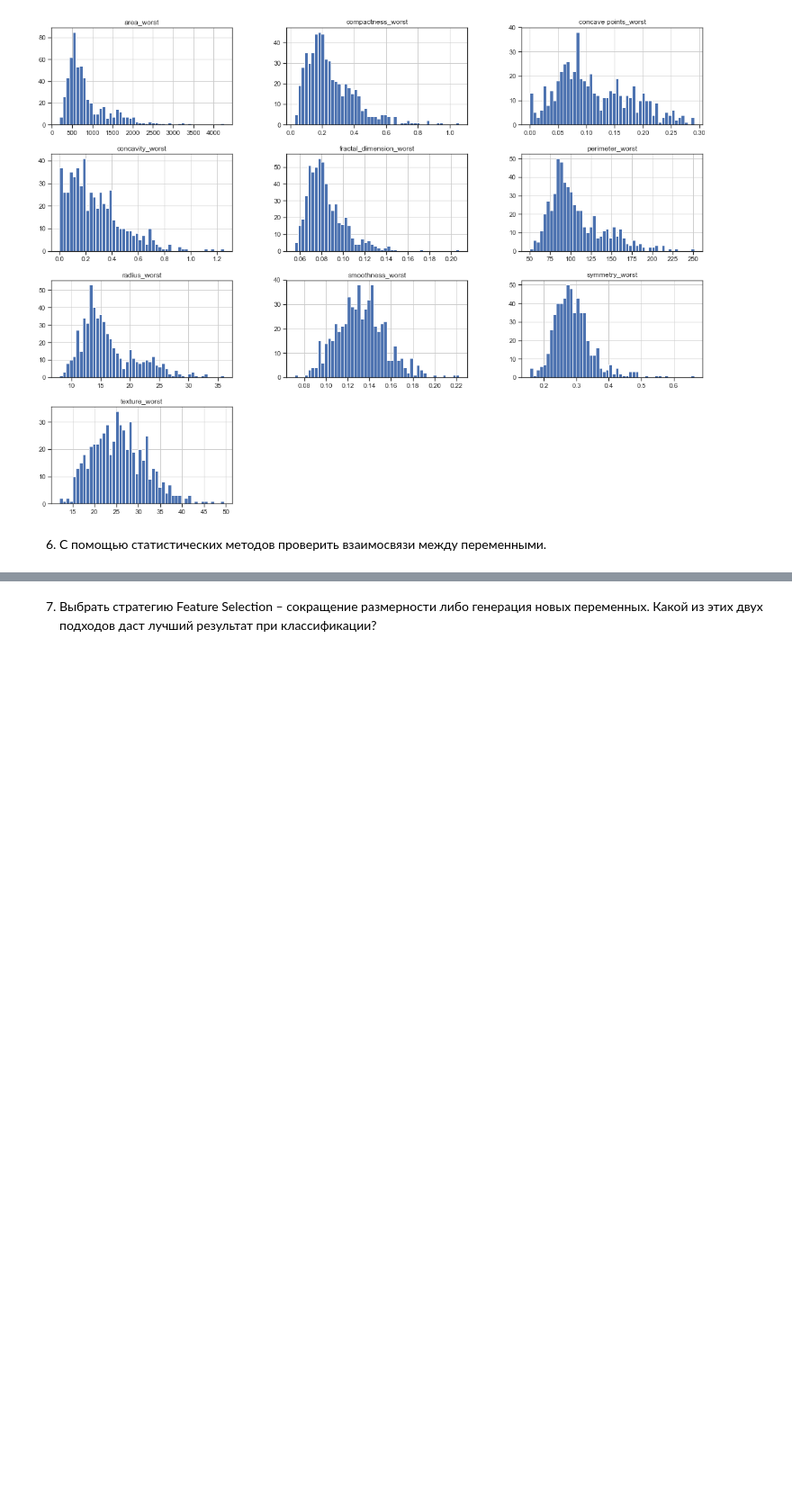
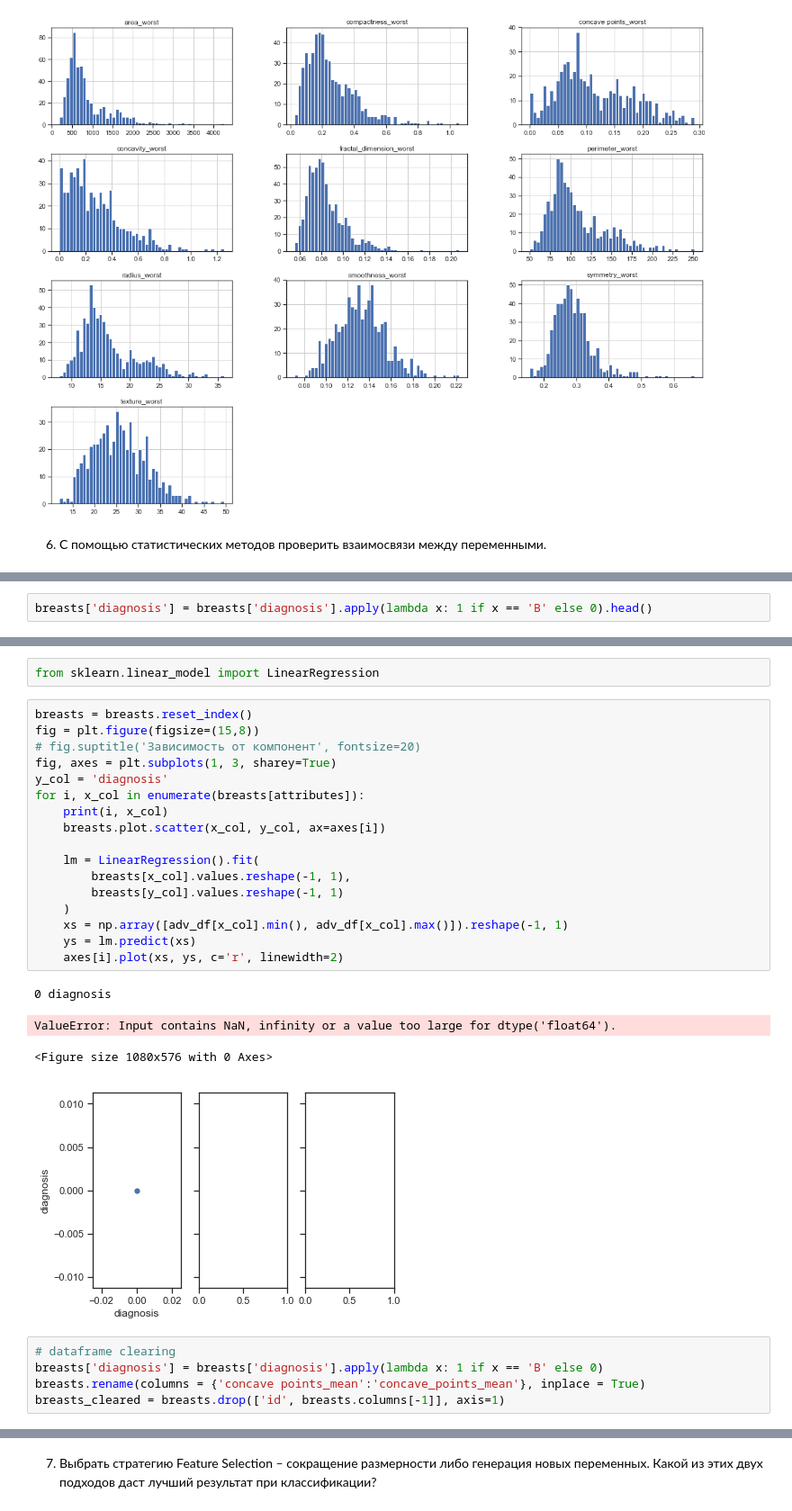
Before and after one commit to aksaxir/data_science, a Jupyter notebook: netology_FE/data_preprocessing_final.ipynb, the cells around one changed output, grey strips where cells are left out. Shown at 90% size. Cells and saved outputs as stored; diff of their text form; blank space fills up the shorter version.

```diff
--- a/netology_FE/data_preprocessing_final.ipynb
+++ b/netology_FE/data_preprocessing_final.ipynb
@@ -189,0 +186,2 @@ SyntaxError: invalid syntax (<ipython-input-17-7912b1ae66e9>, line 1)
+# %%
+breasts['diagnosis'] = breasts['diagnosis'].apply(lambda x: 1 if x == 'B' else 0).head()
@@ -189,0 +208,29 @@ SyntaxError: invalid syntax (<ipython-input-17-7912b1ae66e9>, line 1)
+# %%
+from sklearn.linear_model import LinearRegression
+# %%
+breasts = breasts.reset_index()
+fig = plt.figure(figsize=(15,8))
+# fig.suptitle('Зависимость от компонент', fontsize=20)
+fig, axes = plt.subplots(1, 3, sharey=True)
+y_col = 'diagnosis'
+for i, x_col in enumerate(breasts[attributes]):
+    print(i, x_col)
+    breasts.plot.scatter(x_col, y_col, ax=axes[i])
+
+    lm = LinearRegression().fit(
+        breasts[x_col].values.reshape(-1, 1),
+        breasts[y_col].values.reshape(-1, 1)
+    )
+    xs = np.array([adv_df[x_col].min(), adv_df[x_col].max()]).reshape(-1, 1)
+    ys = lm.predict(xs)
+    axes[i].plot(xs, ys, c='r', linewidth=2)
+# %% [output]
+0 diagnosis
+ValueError: Input contains NaN, infinity or a value too large for dtype('float64').
+<Figure size 1080x576 with 0 Axes>
+[figure, added]
+# %%
+# dataframe clearing
+breasts['diagnosis'] = breasts['diagnosis'].apply(lambda x: 1 if x == 'B' else 0)
+breasts.rename(columns = {'concave points_mean':'concave_points_mean'}, inplace = True)
+breasts_cleared = breasts.drop(['id', breasts.columns[-1]], axis=1)
```
Also changed, not shown: parts of 10 cells of this notebook.
